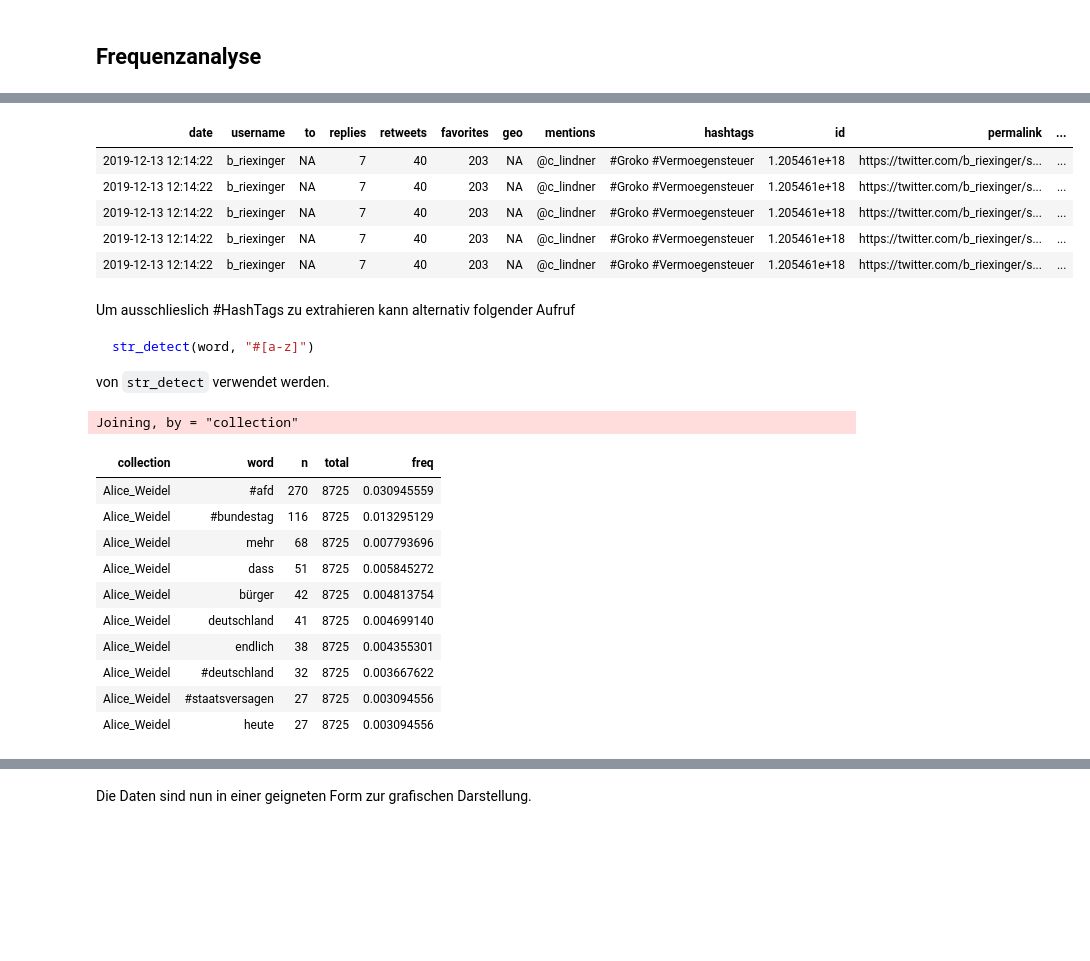
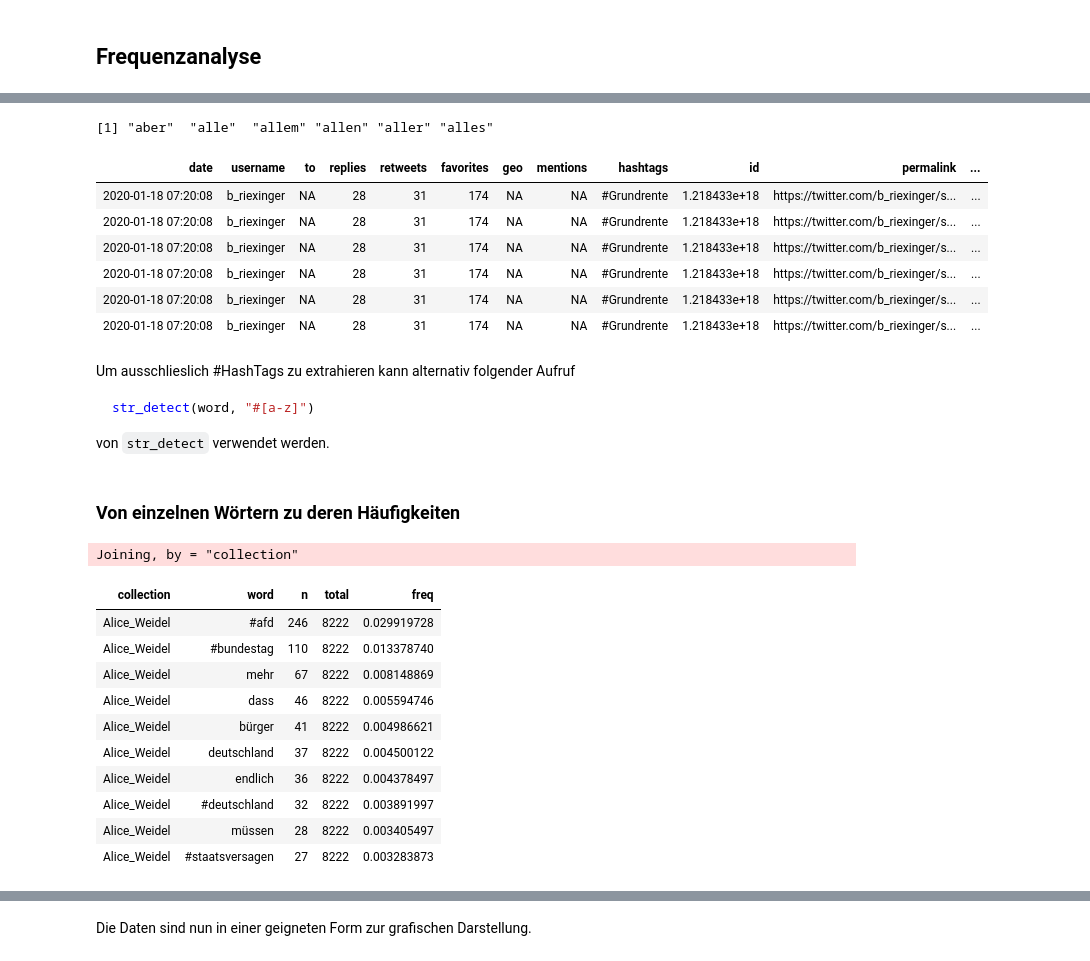
Before and after one commit to gesiscss/gesis_dataday_20, a Jupyter notebook: twitter-tm/Analyse.ipynb, the cells around one changed output, grey strips where cells are left out. Drawn from its saved outputs; the diff is of its cells as text; code cells hidden in the pictures; blank space fills up the shorter version.

````diff
--- a/twitter-tm/Analyse.ipynb
+++ b/twitter-tm/Analyse.ipynb
@@ -51,8 +53,8 @@ The following object is masked from ‘package:readr’:
 
     col_factor
 # %%
-tweets_1.csv <- read_csv("twitter_output/twitter_1.csv")
-tweets_2.csv <- read_csv("twitter_output/twitter_2.csv")
+b_riexinger.csv <- read_csv("data/b_riexinger.csv")
+alice_weidel.csv <- read_csv("data/alice_weidel.csv")
 # %% [output]
 Parsed with column specification:
 cols(
@@ -72,5 +74,5 @@ cols(
   permalink = col_character()
 )
 # %%
-tweets <- bind_rows(tweets_1.csv %>% mutate(collection = "b_riexinger"),
-                    tweets_2.csv %>% mutate(collection = "Alice_Weidel"))
+tweets <- bind_rows(b_riexinger.csv %>% mutate(collection = "b_riexinger"),
+                    alice_weidel.csv %>% mutate(collection = "Alice_Weidel"))
@@ -97,30 +160,37 @@ library(stringr)
 # %%
 stopwords <- get_stopwords(language = "de")$word
+# %%
+stopwords %>% head()
+# %% [output]
+[1] "aber"  "alle"  "allem" "allen" "aller" "alles"
 # %%
 tidy_tweets <- tweets %>%
   filter(!str_detect(text, "^RT")) %>%
   mutate(text = str_remove_all(text, "&amp;|&lt;|&gt;")) %>%
   unnest_tokens(word, text, token = "tweets") %>%
   filter(!word %in% stopwords,
          !word %in% str_remove_all(stopwords, "'"),
          str_detect(word, "[a-z]"),
          nchar(word) > 2,
         )
 
-head(tidy_tweets, n = 5)
+tidy_tweets %>% head()
 # %% [output]
 | date | username | to | replies | retweets | favorites | geo | mentions | hashtags | id | permalink | ... |
-| 2019-12-13 12:14:22 | b_riexinger | NA | 7 | 40 | 203 | NA | @c_lindner | #Groko #Vermoegensteuer | 1.205461e+18 | https://twitter.com/b_riexinger/s... | ... |
-| 2019-12-13 12:14:22 | b_riexinger | NA | 7 | 40 | 203 | NA | @c_lindner | #Groko #Vermoegensteuer | 1.205461e+18 | https://twitter.com/b_riexinger/s... | ... |
-| 2019-12-13 12:14:22 | b_riexinger | NA | 7 | 40 | 203 | NA | @c_lindner | #Groko #Vermoegensteuer | 1.205461e+18 | https://twitter.com/b_riexinger/s... | ... |
-| 2019-12-13 12:14:22 | b_riexinger | NA | 7 | 40 | 203 | NA | @c_lindner | #Groko #Vermoegensteuer | 1.205461e+18 | https://twitter.com/b_riexinger/s... | ... |
-| 2019-12-13 12:14:22 | b_riexinger | NA | 7 | 40 | 203 | NA | @c_lindner | #Groko #Vermoegensteuer | 1.205461e+18 | https://twitter.com/b_riexinger/s... | ... |
+| 2020-01-18 07:20:08 | b_riexinger | NA | 28 | 31 | 174 | NA | NA | #Grundrente | 1.218433e+18 | https://twitter.com/b_riexinger/s... | ... |
+| 2020-01-18 07:20:08 | b_riexinger | NA | 28 | 31 | 174 | NA | NA | #Grundrente | 1.218433e+18 | https://twitter.com/b_riexinger/s... | ... |
+| 2020-01-18 07:20:08 | b_riexinger | NA | 28 | 31 | 174 | NA | NA | #Grundrente | 1.218433e+18 | https://twitter.com/b_riexinger/s... | ... |
+| 2020-01-18 07:20:08 | b_riexinger | NA | 28 | 31 | 174 | NA | NA | #Grundrente | 1.218433e+18 | https://twitter.com/b_riexinger/s... | ... |
+| 2020-01-18 07:20:08 | b_riexinger | NA | 28 | 31 | 174 | NA | NA | #Grundrente | 1.218433e+18 | https://twitter.com/b_riexinger/s... | ... |
+| 2020-01-18 07:20:08 | b_riexinger | NA | 28 | 31 | 174 | NA | NA | #Grundrente | 1.218433e+18 | https://twitter.com/b_riexinger/s... | ... |
 # %% [markdown]
 Um ausschlieslich #HashTags zu extrahieren kann alternativ folgender Aufruf
 ```R
 str_detect(word, "#[a-z]")
 ```
 von `str_detect` verwendet werden.
+# %% [markdown]
+### Von einzelnen Wörtern zu deren Häufigkeiten
 # %%
 frequency <- tidy_tweets %>%
   group_by(collection) %>%
@@ -130,18 +200,19 @@ frequency <- tidy_tweets %>%
               summarise(total = n())) %>%
   mutate(freq = n/total) %>%
   filter(n > 5)
-
-frequency %>% filter(collection == "Alice_Weidel") %>% head(n=10)
 # %% [output]
 Joining, by = "collection"
-| collection | word | n | total | freq |
-| Alice_Weidel | #afd | 270 | 8725 | 0.030945559 |
-| Alice_Weidel | #bundestag | 116 | 8725 | 0.013295129 |
-| Alice_Weidel | mehr | 68 | 8725 | 0.007793696 |
-| Alice_Weidel | dass | 51 | 8725 | 0.005845272 |
-| Alice_Weidel | bürger | 42 | 8725 | 0.004813754 |
-| Alice_Weidel | deutschland | 41 | 8725 | 0.004699140 |
-| Alice_Weidel | endlich | 38 | 8725 | 0.004355301 |
-| Alice_Weidel | #deutschland | 32 | 8725 | 0.003667622 |
-| Alice_Weidel | #staatsversagen | 27 | 8725 | 0.003094556 |
-| Alice_Weidel | heute | 27 | 8725 | 0.003094556 |
+# %%
+frequency %>% filter(collection == "Alice_Weidel") %>% head(n=10)
+# %% [output]
+| collection | word | n | total | freq |
+| Alice_Weidel | #afd | 246 | 8222 | 0.029919728 |
+| Alice_Weidel | #bundestag | 110 | 8222 | 0.013378740 |
+| Alice_Weidel | mehr | 67 | 8222 | 0.008148869 |
+| Alice_Weidel | dass | 46 | 8222 | 0.005594746 |
+| Alice_Weidel | bürger | 41 | 8222 | 0.004986621 |
+| Alice_Weidel | deutschland | 37 | 8222 | 0.004500122 |
+| Alice_Weidel | endlich | 36 | 8222 | 0.004378497 |
+| Alice_Weidel | #deutschland | 32 | 8222 | 0.003891997 |
+| Alice_Weidel | müssen | 28 | 8222 | 0.003405497 |
+| Alice_Weidel | #staatsversagen | 27 | 8222 | 0.003283873 |
````
Also changed, not shown: parts of 24 cells of this notebook.
